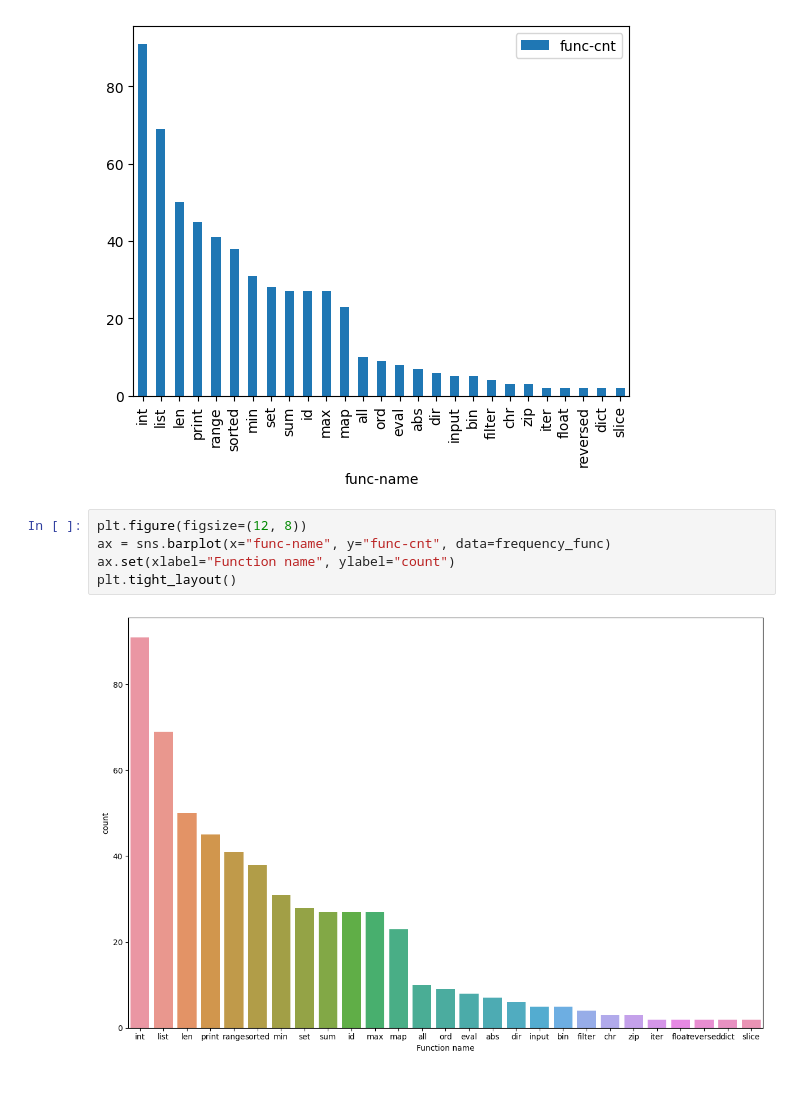
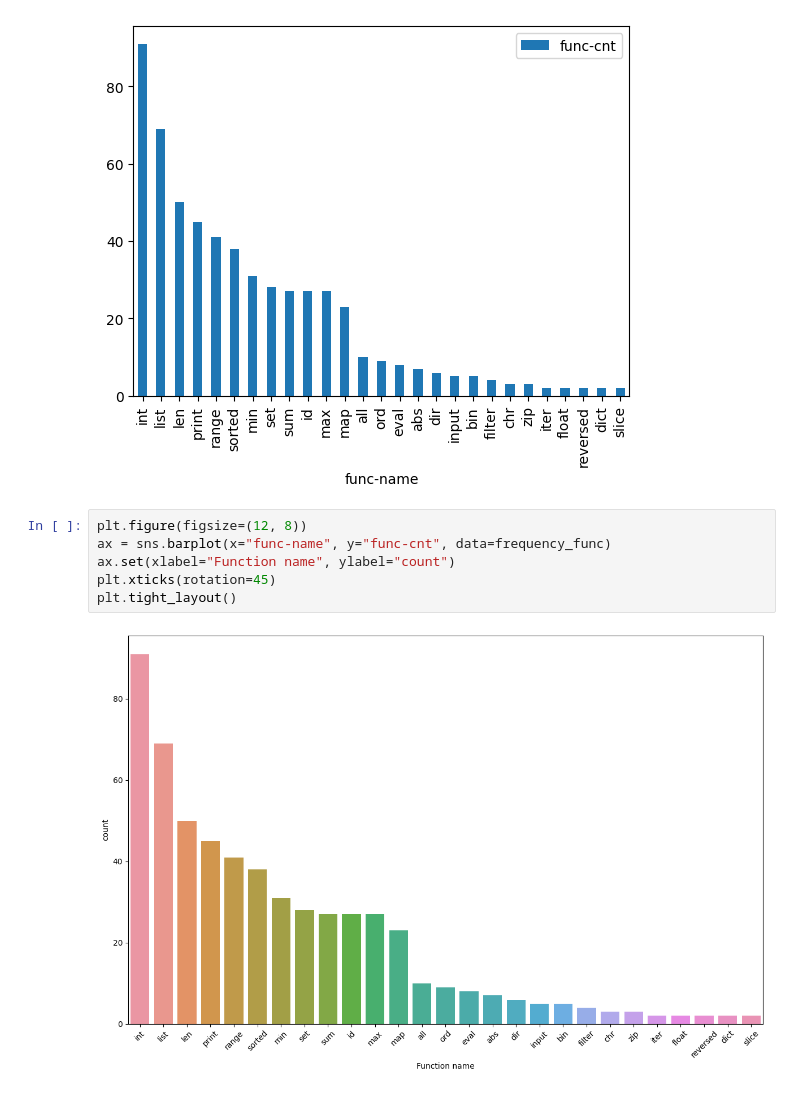
Before and after one commit to AMinSC/frequency_of_use_of_built-in_function, a Jupyter notebook: visualization.ipynb, the cells around one changed output. Saved outputs shown, nothing was run; the diff lists cells and outputs as text.

```diff
--- a/visualization.ipynb
+++ b/visualization.ipynb
@@ -61,7 +61,8 @@ df_zero_remove.plot(kind='bar')  # , rot=0)
 # %%
 plt.figure(figsize=(12, 8))
 ax = sns.barplot(x="func-name", y="func-cnt", data=frequency_func)
 ax.set(xlabel="Function name", ylabel="count")
+plt.xticks(rotation=45)
 plt.tight_layout()
 # %% [output]
-[figure, old version]
+[figure, new version]
```
